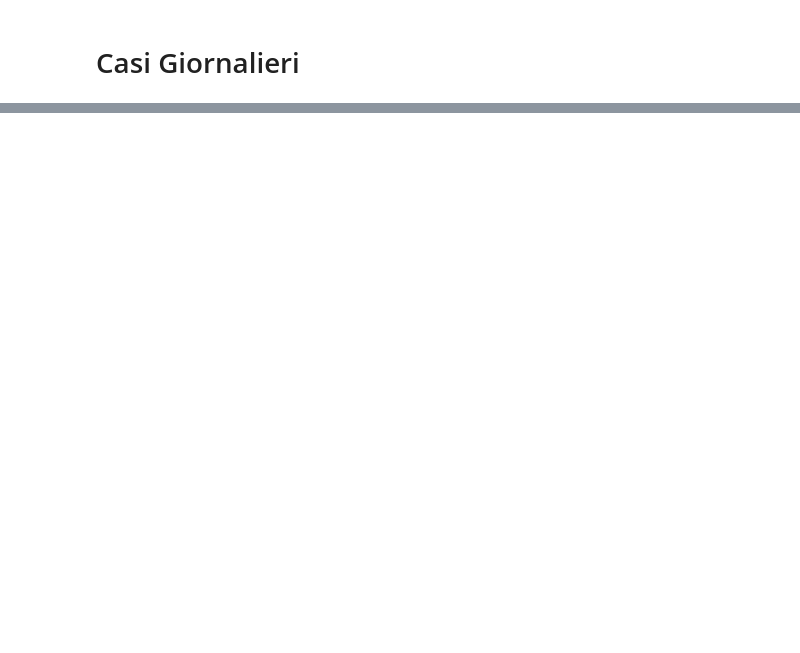
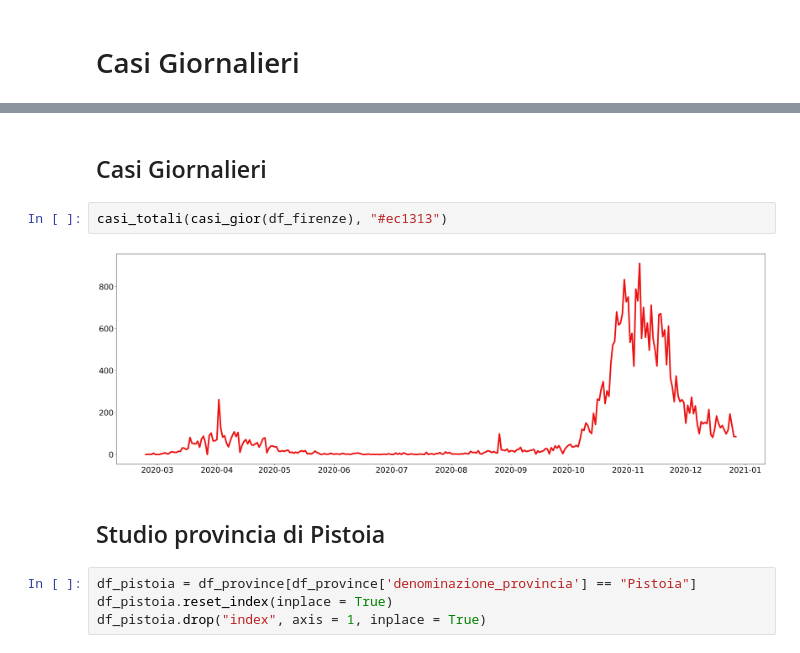
Before and after one commit to davidefabbrico/local-dati-gov, a Jupyter notebook: COVID-2019.ipynb, the cells around one changed output, grey strips where cells are left out. Cells and saved outputs as stored; diff of their text form; blank space fills up the shorter version.

```diff
--- a/COVID-2019.ipynb
+++ b/COVID-2019.ipynb
@@ -82,0 +81,12 @@ fig.show()
+# %% [markdown]
+## Casi Giornalieri
+# %%
+casi_totali(casi_gior(df_firenze), "#ec1313")
+# %% [output]
+[figure, added]
+# %% [markdown]
+## Studio provincia di Pistoia
+# %%
+df_pistoia = df_province[df_province['denominazione_provincia'] == "Pistoia"]
+df_pistoia.reset_index(inplace = True)
+df_pistoia.drop("index", axis = 1, inplace = True)
```
Also changed, not shown: parts of 18 cells of this notebook.
